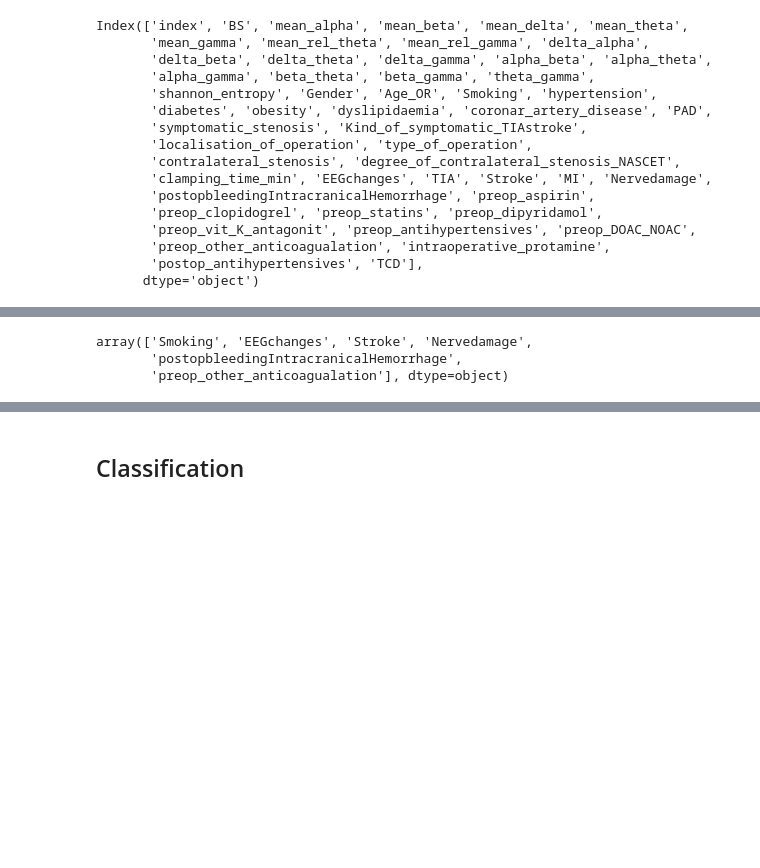
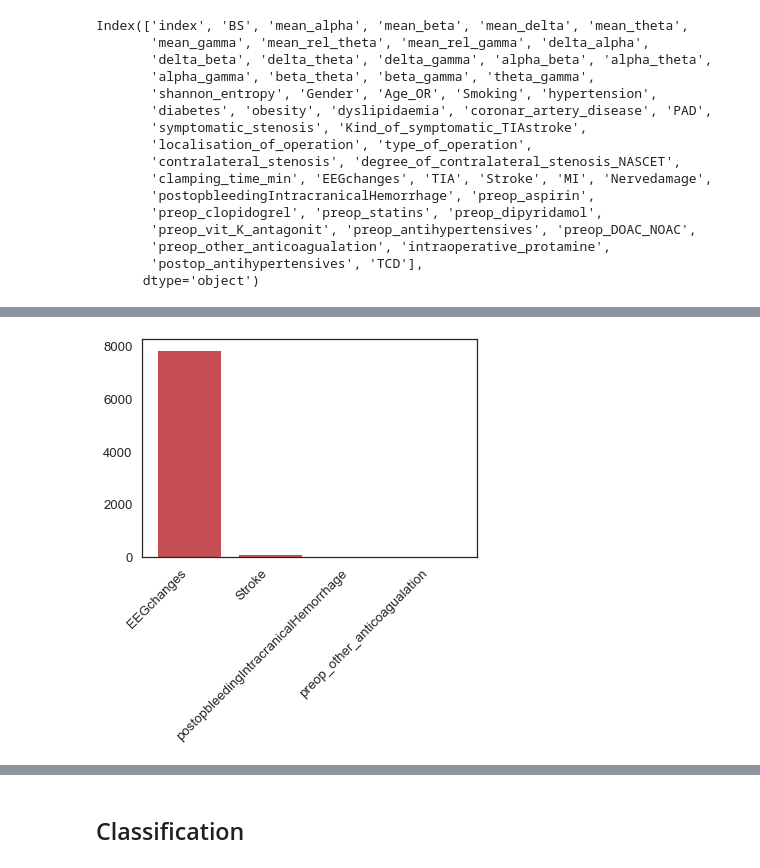
Before and after one commit to elifozkn/EEG-Burst-Suppression-Analysis, a Jupyter notebook: EEG-BS.ipynb, the cells around one changed output, grey strips where cells are left out. Saved outputs shown, nothing was run; the diff lists cells and outputs as text; code cells hidden in the pictures; blank space fills up the shorter version.

```diff
--- a/EEG-BS.ipynb
+++ b/EEG-BS.ipynb
@@ -586,27 +602,31 @@ sns.histplot(x = "Age_OR", data=annotated_df,hue="BS")
 annotated_df["type_of_operation"].fillna(annotated_df["type_of_operation"].mode()[0], inplace=True)
 annotated_df["clamping_time_min"].fillna(annotated_df["clamping_time_min"].mean(), inplace= True)
 # %%
+from sklearn.feature_selection import SelectKBest,chi2,f_classif
 X = annotated_df[['Gender', 'Age_OR', 'Smoking', 'hypertension',
        'diabetes', 'obesity', 'dyslipidaemia', 'coronar_artery_disease', 'PAD',
        'symptomatic_stenosis', 'Kind_of_symptomatic_TIAstroke',
        'localisation_of_operation', 'type_of_operation',
        'contralateral_stenosis','EEGchanges', 'TIA', 'Stroke', 'MI', 'Nervedamage',
        'postopbleedingIntracranicalHemorrhage', 'preop_aspirin',
        'preop_clopidogrel', 'preop_statins', 'preop_dipyridamol',
        'preop_vit_K_antagonit', 'preop_antihypertensives', 'preop_DOAC_NOAC',
        'preop_other_anticoagualation', 'intraoperative_protamine',
        'postop_antihypertensives', 'TCD']]
 y = annotated_df["BS"]
 X = X.astype(int)
-chi2_selector = SelectKBest(chi2, k = 6)
+chi2_selector = SelectKBest(chi2, k = 5)
 chi2_selector.fit(X,y)
 chi2_scores = pd.DataFrame(list(zip(X.columns, chi2_selector.scores_, chi2_selector.pvalues_)), columns=['ftr', 'score', 'pval'])
 chi2_scores
 
 kbest = np.asarray(X.columns)[chi2_selector.get_support()]
 kbest
+indices = np.argsort(chi2_selector.scores_)[::-1]
+plt.figure()
+plt.bar(kbest, chi2_selector.scores_[indices[range(5)]], color='r', align='center')
+plt.xticks(rotation=45, ha='right')
+plt.show()
 # %% [output]
-array(['Smoking', 'EEGchanges', 'Stroke', 'Nervedamage',
-       'postopbleedingIntracranicalHemorrhage',
-       'preop_other_anticoagualation'], dtype=object)
+[figure, added]
 # %%
```
Also changed, not shown: parts of 36 cells of this notebook.
